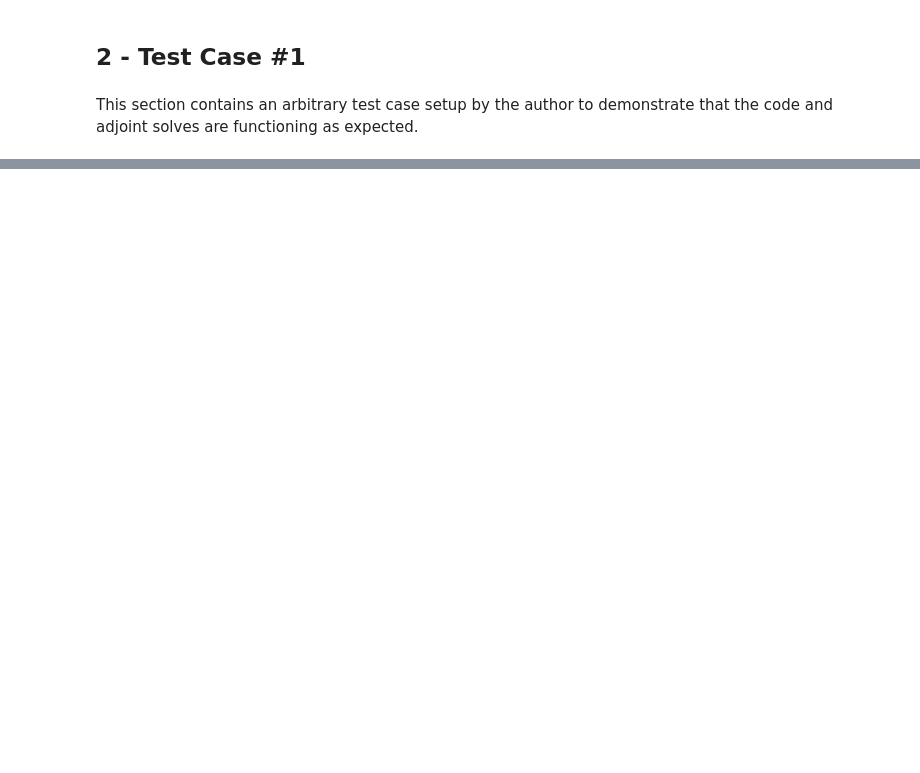
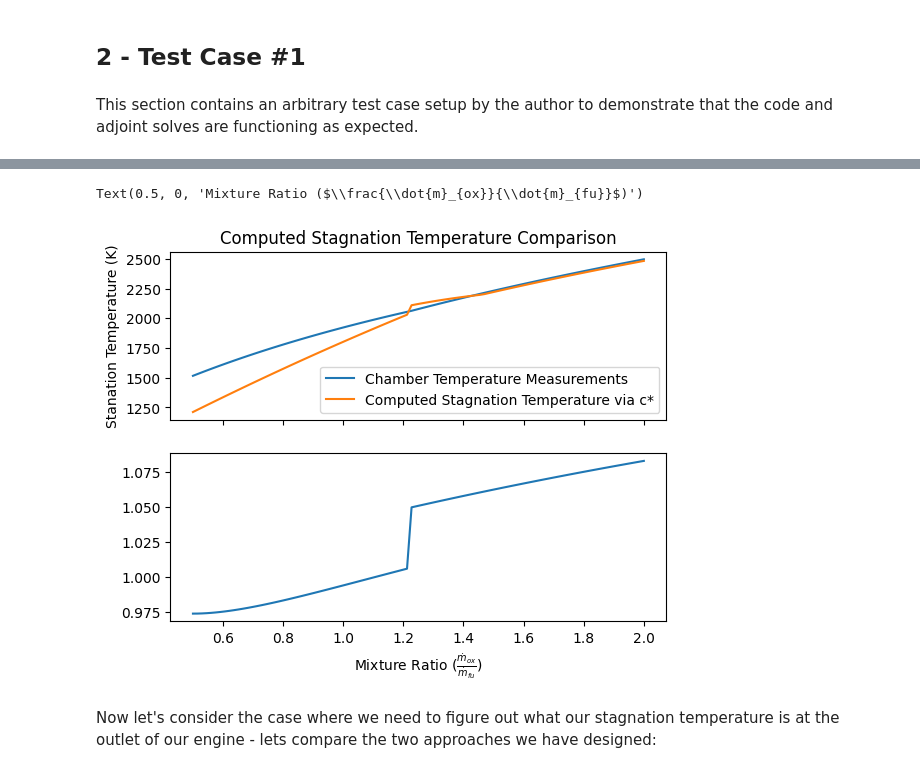
Before and after one commit to EliasAoubala/turboRocket, a Jupyter notebook: docs/gas_generator_validation.ipynb, the cells around one changed output, grey strips where cells are left out. Drawn from its saved outputs; the diff is of its cells as text; code cells hidden in the pictures; blank space fills up the shorter version.

```diff
--- a/docs/gas_generator_validation.ipynb
+++ b/docs/gas_generator_validation.ipynb
@@ -23,0 +395,40 @@ fuel
+# %%
+eta_c = 1
+t_a = []
+t_o = []
+gamma_a = []
+mr = np.linspace(0.5, 2, 100)
+pc = 30e5
+
+for of in mr:
+
+    c_star = cea.get_Cstar(Pc=pc, MR=of) * 0.3048
+    c_star_a = c_star * eta_c
+
+    gamma = cea.get_Throat_MolWt_gamma(Pc=pc, MR=of)[1]
+
+    gamma_a.append(gamma)
+
+    param = (2 / (gamma + 1)) ** ((gamma + 1) / (-2 * (gamma - 1)))
+
+    R = 8314 / cea.get_Throat_MolWt_gamma(Pc=pc, MR=of)[0]
+
+    t_a.append((gamma / (R)) * (c_star_a / param) ** 2)
+
+    t_o.append((cea.get_Temperatures(Pc=pc, MR=of)[1]))
+# %%
+fix, ax = plt.subplots(2, 1, sharex=True)
+
+ax[0].plot(mr, t_o, label="Chamber Temperature Measurements")
+ax[0].plot(mr, t_a, label="Computed Stagnation Temperature via c*")
+ax[0].set_ylabel("Stanation Temperature (K)")
+ax[0].set_title("Computed Stagnation Temperature Comparison")
+ax[0].legend()
+
+ax[1].plot(mr, gamma_a, label="Chamber Temperatuer Measurements")
+ax[1].set_xlabel(r"Mixture Ratio ($\frac{\dot{m}_{ox}}{\dot{m}_{fu}}$)")
+# %% [output]
+Text(0.5, 0, 'Mixture Ratio ($\\frac{\\dot{m}_{ox}}{\\dot{m}_{fu}}$)')
+[figure, added]
+# %% [markdown]
+Now let's consider the case where we need to figure out what our stagnation temperature is at the outlet of our engine - lets compare the two approaches we have designed:
```
Also changed, not shown: parts of 49 cells of this notebook, 1 other file.
